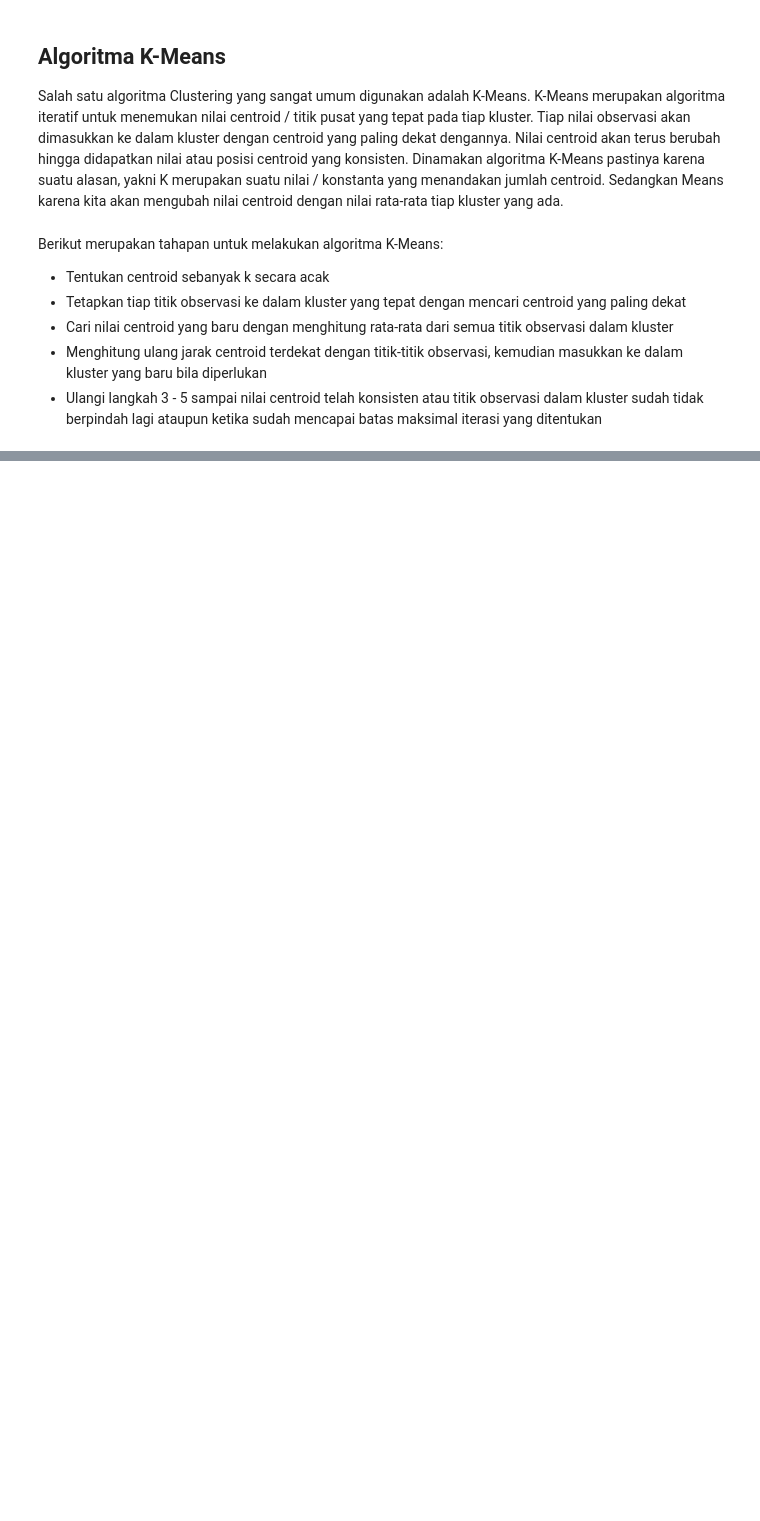
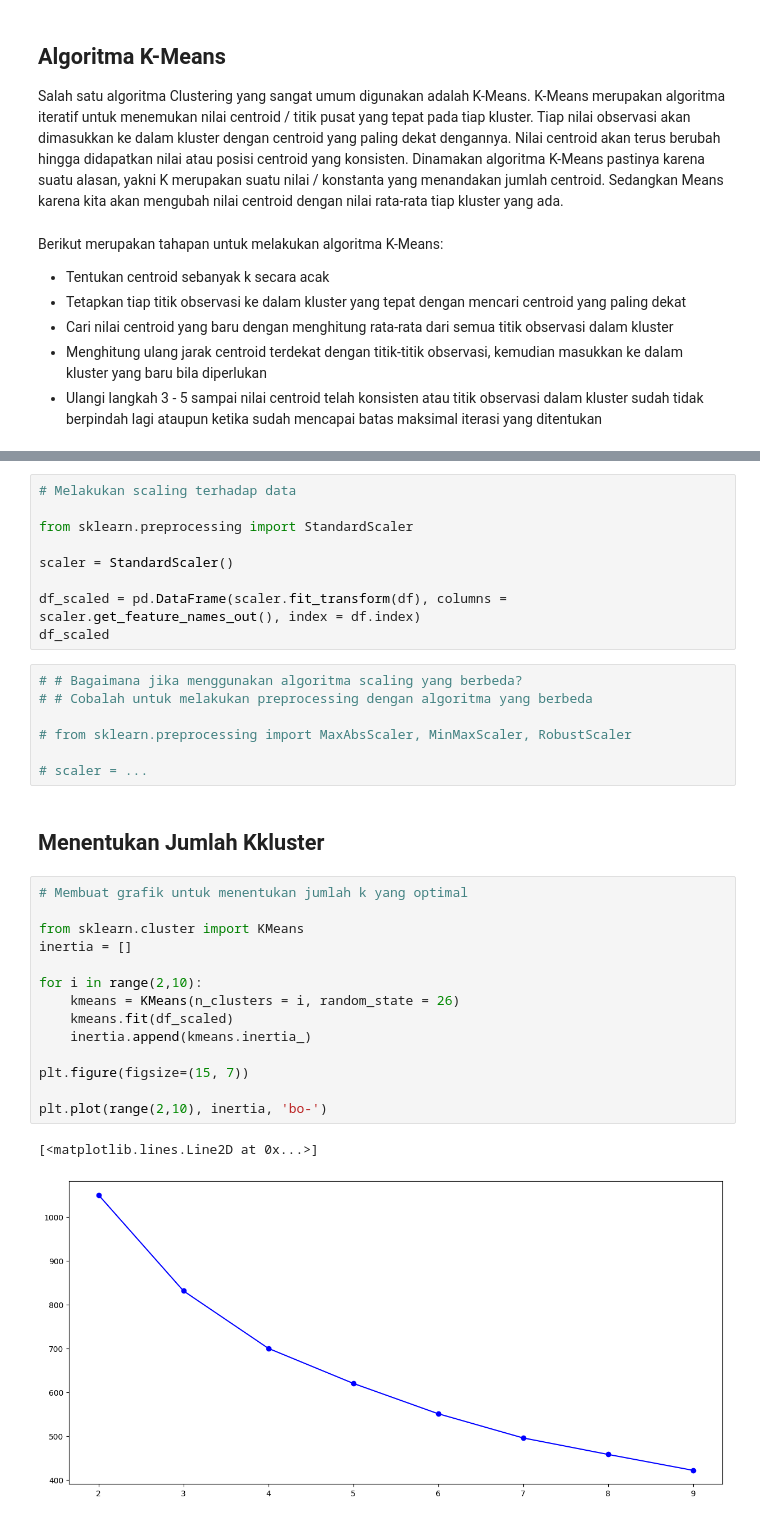
Before and after one commit to ArviandanaR/Praktikum-Data-Mining-2024, a Jupyter notebook: Pertemuan 8/Pertemuan 8 Clustering.ipynb, the cells around one changed output, grey strips where cells are left out. Cells and saved outputs as stored; diff of their text form; blank space fills up the shorter version.

```diff
--- a/Pertemuan 8/Pertemuan 8 Clustering.ipynb
+++ b/Pertemuan 8/Pertemuan 8 Clustering.ipynb
@@ -25,0 +125,35 @@ import seaborn as sb
+# %%
+# Melakukan scaling terhadap data
+
+from sklearn.preprocessing import StandardScaler
+
+scaler = StandardScaler()
+
+df_scaled = pd.DataFrame(scaler.fit_transform(df), columns = scaler.get_feature_names_out(), index = df.index)
+df_scaled
+# %%
+# # Bagaimana jika menggunakan algoritma scaling yang berbeda?
+# # Cobalah untuk melakukan preprocessing dengan algoritma yang berbeda
+
+# from sklearn.preprocessing import MaxAbsScaler, MinMaxScaler, RobustScaler
+
+# scaler = ...
+# %% [markdown]
+## Menentukan Jumlah Kkluster
+# %%
+# Membuat grafik untuk menentukan jumlah k yang optimal
+
+from sklearn.cluster import KMeans
+inertia = []
+
+for i in range(2,10):
+    kmeans = KMeans(n_clusters = i, random_state = 26)
+    kmeans.fit(df_scaled)
+    inertia.append(kmeans.inertia_)
+
+plt.figure(figsize=(15, 7))
+
+plt.plot(range(2,10), inertia, 'bo-')
+# %% [output]
+[<matplotlib.lines.Line2D at 0x...>]
+[figure, added]
```
Also changed, not shown: parts of 26 cells of this notebook, 1 other file.
